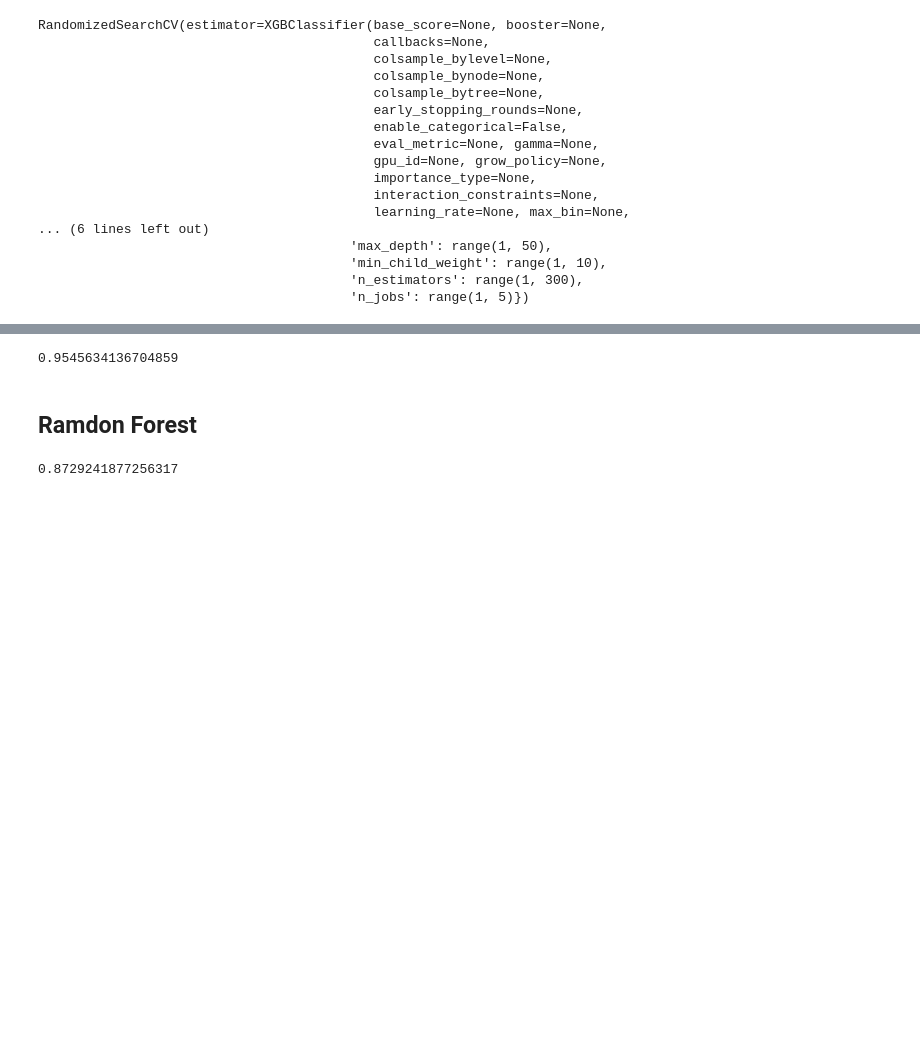
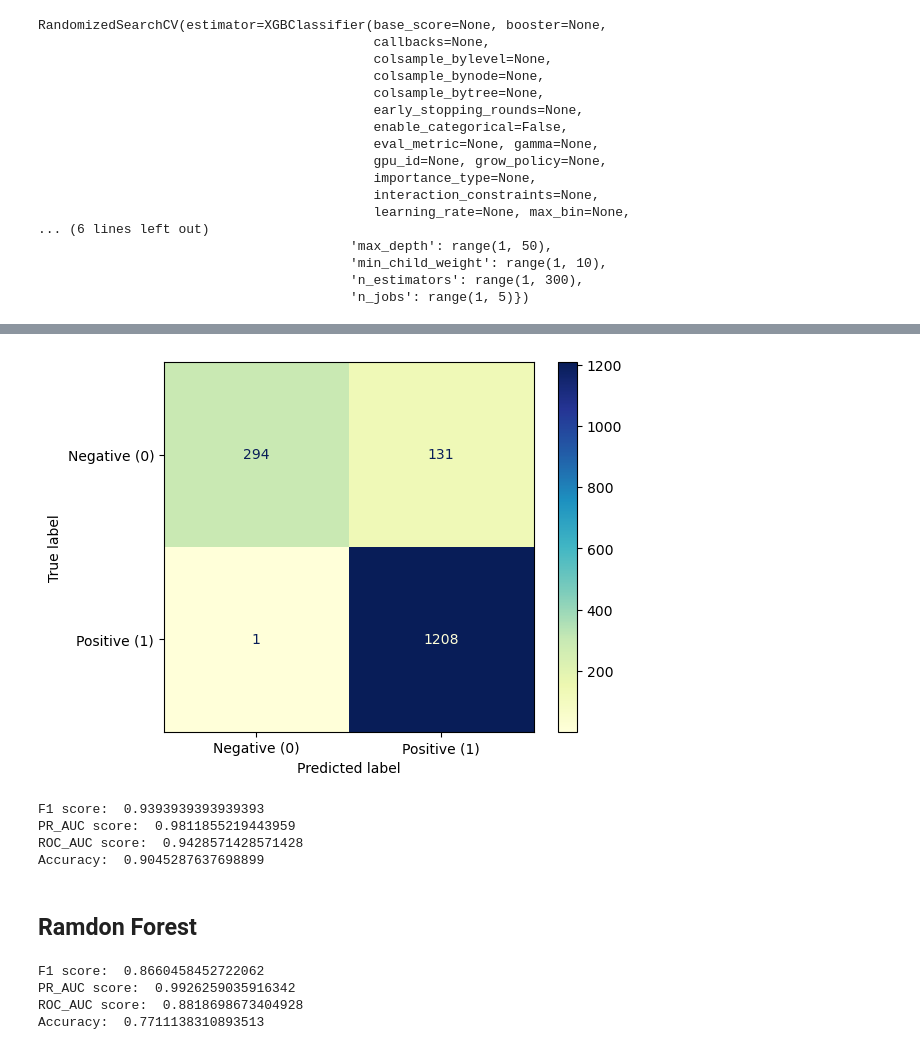
Before and after one commit to nivii26/DSA4263-Voice-of-Customer-VOC-analysis, a Jupyter notebook: src/sentiment-analysis/Sentiment-Xingyu.ipynb, the cells around one changed output, grey strips where cells are left out. Saved outputs shown, nothing was run; the diff lists cells and outputs as text; code cells hidden in the pictures; blank space fills up the shorter version.

```diff
--- a/src/sentiment-analysis/Sentiment-Xingyu.ipynb
+++ b/src/sentiment-analysis/Sentiment-Xingyu.ipynb
@@ -264,0 +390,2 @@ y_preds=rs.predict(X_test)
+# %%
+y_ppp=rs.predict(X_test)
@@ -265,7 +419,19 @@ y_preds=rs.predict(X_test)
+# %%
+from sklearn.metrics import confusion_matrix
+from sklearn.metrics import ConfusionMatrixDisplay
+labels = ['Negative (0)', 'Positive (1)']
+cm = confusion_matrix(test_data['tag'], y_ppp)
+disp = ConfusionMatrixDisplay(confusion_matrix = cm, display_labels = labels)
+disp.plot(cmap = 'YlGnBu');
+# %% [output]
+[figure, added]
 # %%
-print(f1_score(y_test, y_preds))
+result(y_test, y_preds)
 # %% [output]
-0.9545634136704859
+F1 score:  0.9393939393939393
+PR_AUC score:  0.9811855219443959
+ROC_AUC score:  0.9428571428571428
+Accuracy:  0.9045287637698899
 # %% [markdown]
 ## Ramdon Forest
 # %%
@@ -283,9 +449,12 @@ cv = GridSearchCV(rf,parameters)
 cv.fit(X_train, y_train)
 y_preds=cv.predict(X_test)
 # %%
-print(f1_score(y_test, y_preds))
+result(y_test, y_preds)
 # %% [output]
-0.8729241877256317
+F1 score:  0.8660458452722062
+PR_AUC score:  0.9926259035916342
+ROC_AUC score:  0.8818698673404928
+Accuracy:  0.7711138310893513
 # %%
 import nltk
 import pandas as pd
```
Also changed, not shown: parts of 8 cells of this notebook.
